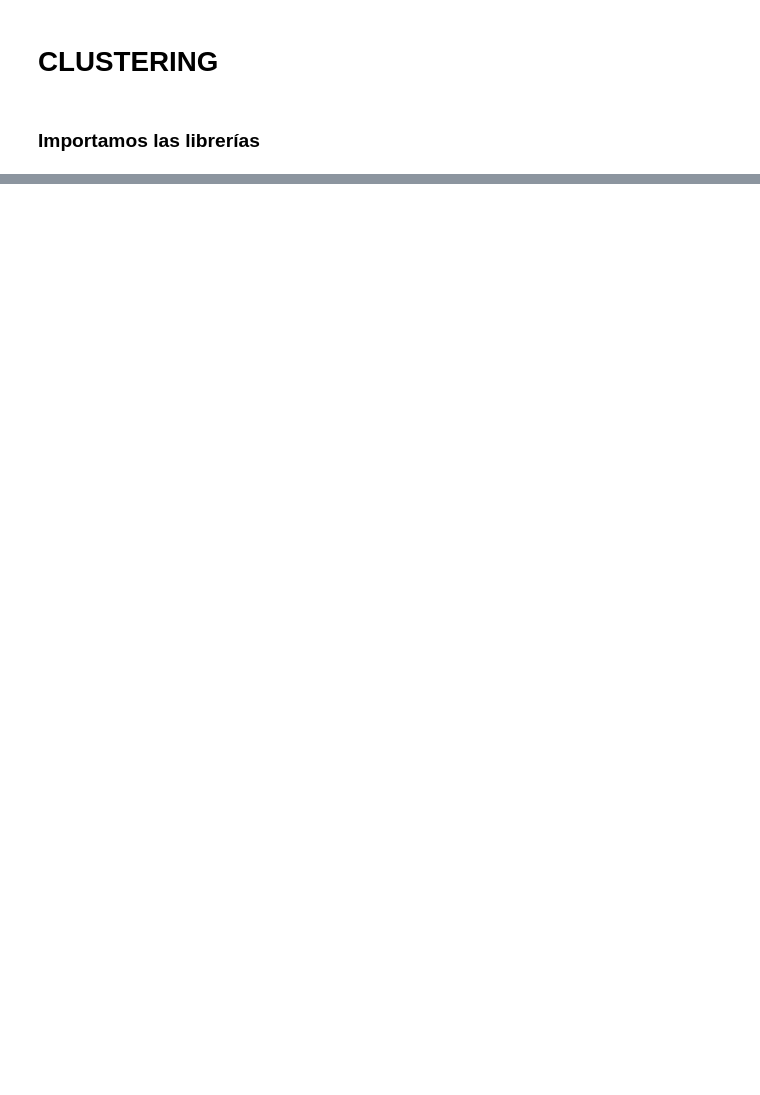
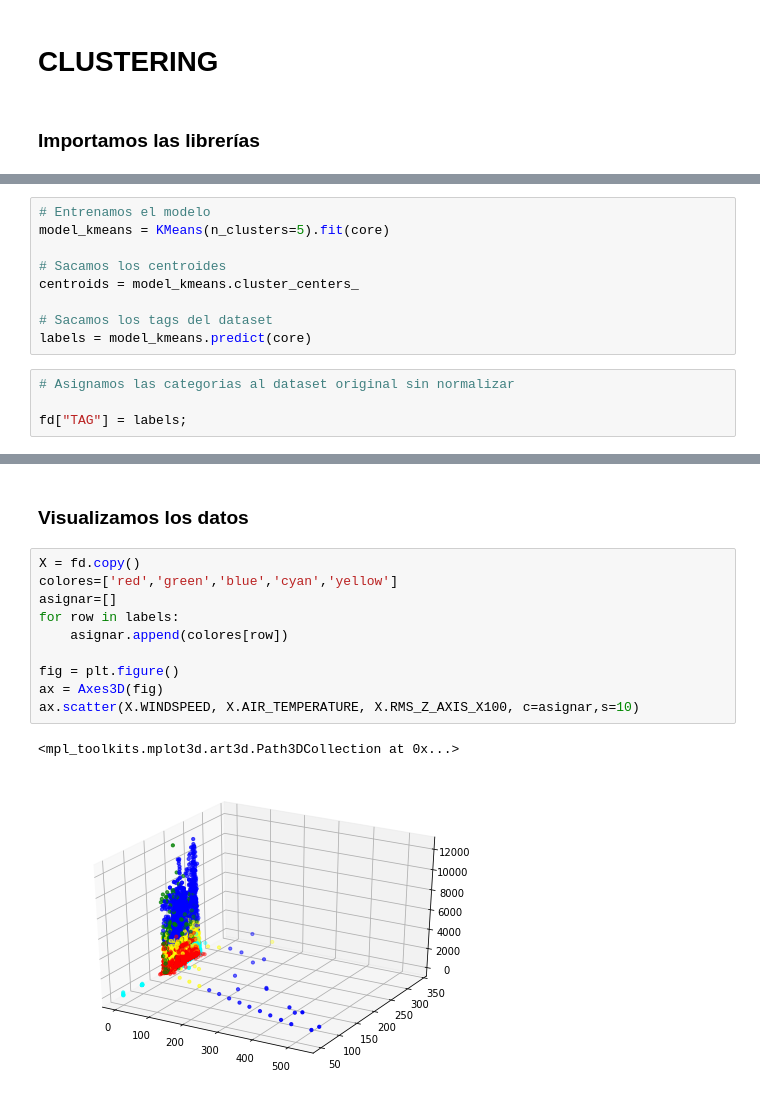
Before and after one commit to gabgarar/NASA---Mision-Vikings, a Jupyter notebook: CLUSTERING.ipynb, the cells around one changed output, grey strips where cells are left out. Drawn from its saved outputs; the diff is of its cells as text; blank space fills up the shorter version.

Commit message:
Implementado bien PCA y KMEANS en jupyter

```diff
--- a/CLUSTERING.ipynb
+++ b/CLUSTERING.ipynb
@@ -245,0 +114,13 @@ Name: WINDSPEED, dtype: float64
+# %%
+# Entrenamos el modelo
+model_kmeans = KMeans(n_clusters=5).fit(core)
+
+# Sacamos los centroides
+centroids = model_kmeans.cluster_centers_
+
+# Sacamos los tags del dataset
+labels = model_kmeans.predict(core)
+# %%
+# Asignamos las categorias al dataset original sin normalizar
+
+fd["TAG"] = labels;
@@ -245,0 +138,15 @@ Name: WINDSPEED, dtype: float64
+# %% [markdown]
+### Visualizamos los datos
+# %%
+X = fd.copy()
+colores=['red','green','blue','cyan','yellow']
+asignar=[]
+for row in labels:
+    asignar.append(colores[row])
+
+fig = plt.figure()
+ax = Axes3D(fig)
+ax.scatter(X.WINDSPEED, X.AIR_TEMPERATURE, X.RMS_Z_AXIS_X100, c=asignar,s=10)
+# %% [output]
+<mpl_toolkits.mplot3d.art3d.Path3DCollection at 0x...>
+[figure, added]
```
Also changed, not shown: parts of 48 cells of this notebook, 1 other file.
